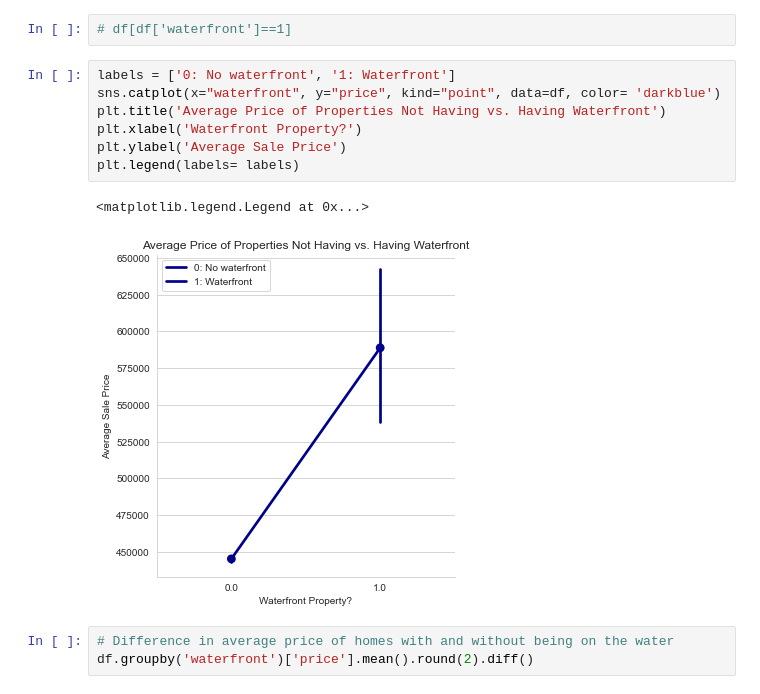
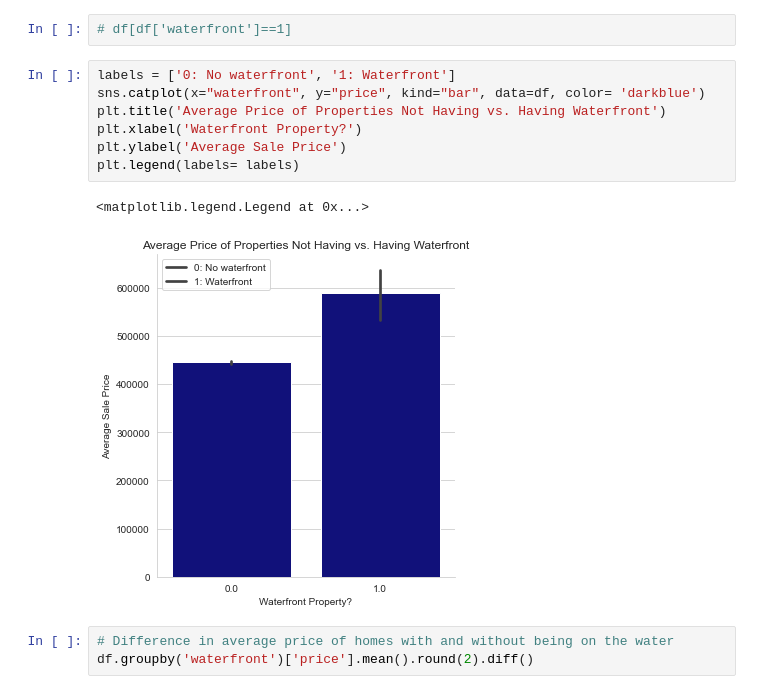
Before and after one commit to cassnutt/Housing_price_predictions, a Jupyter notebook: House Price Analysis - EDA.ipynb, the cells around one changed output. Drawn from its saved outputs; the diff is of its cells as text.

```diff
--- a/House Price Analysis - EDA.ipynb
+++ b/House Price Analysis - EDA.ipynb
@@ -542,14 +542,14 @@ Name: price, dtype: float64
 # df[df['waterfront']==1]
 # %%
 labels = ['0: No waterfront', '1: Waterfront']
-sns.catplot(x="waterfront", y="price", kind="point", data=df, color= 'darkblue')
+sns.catplot(x="waterfront", y="price", kind="bar", data=df, color= 'darkblue')
 plt.title('Average Price of Properties Not Having vs. Having Waterfront')
 plt.xlabel('Waterfront Property?')
 plt.ylabel('Average Sale Price')
 plt.legend(labels= labels)
 # %% [output]
 <matplotlib.legend.Legend at 0x...>
-[figure, old version]
+[figure, new version]
 # %%
 # Difference in average price of homes with and without being on the water
 df.groupby('waterfront')['price'].mean().round(2).diff()
```
Also changed, not shown: parts of 4 cells of this notebook, 3 other files.
